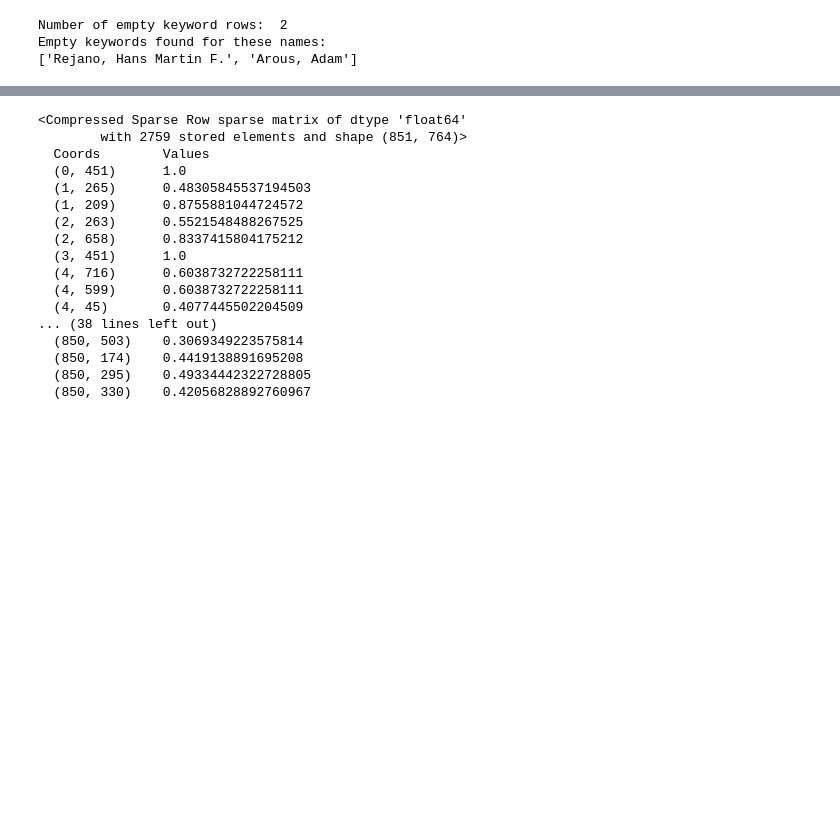
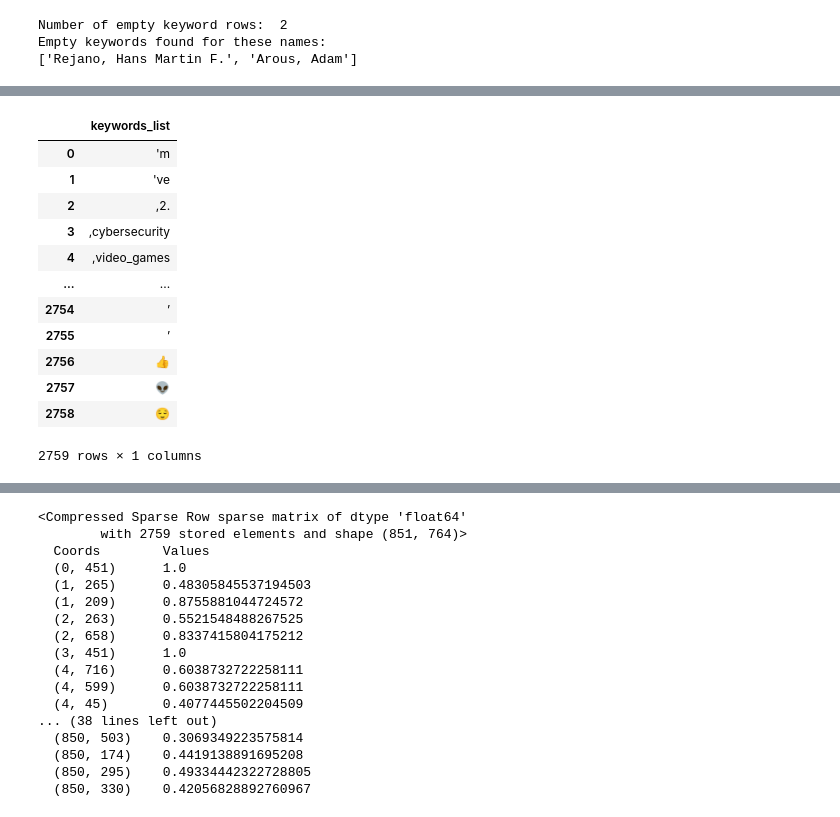
Before and after one commit to mbchavez27/members-house-clustering, a Jupyter notebook: main.ipynb, the cells around one changed output, grey strips where cells are left out. Cells and saved outputs as stored; diff of their text form; code cells hidden in the pictures; blank space fills up the shorter version.

Commit message:
feat: extracted keywords

```diff
--- a/main.ipynb
+++ b/main.ipynb
@@ -216,0 +217,20 @@ lscs_sorted
+# %%
+# Flatten and create a DataFrame
+keywords_df = lscs['keywords_list'].explode().dropna().to_frame(name="keywords_list")
+
+keywords_df = keywords_df.sort_values(by="keywords_list").reset_index(drop=True)
+keywords_df
+# %% [output]
+|  | keywords_list |
+| 0 | 'm |
+| 1 | 've |
+| 2 | ,2. |
+| 3 | ,cybersecurity |
+| 4 | ,video_games |
+| ... | ... |
+| 2754 | ’ |
+| 2755 | ’ |
+| 2756 | 👍 |
+| 2757 | 👽 |
+| 2758 | 😌 |
+2759 rows × 1 columns
```
Also changed, not shown: parts of 2 cells of this notebook.
